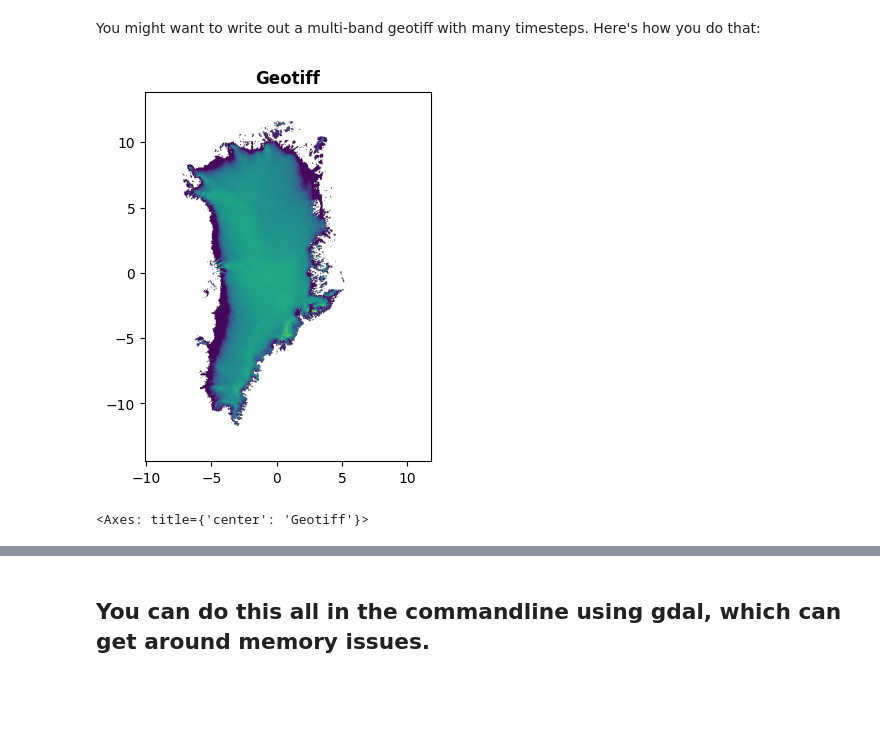
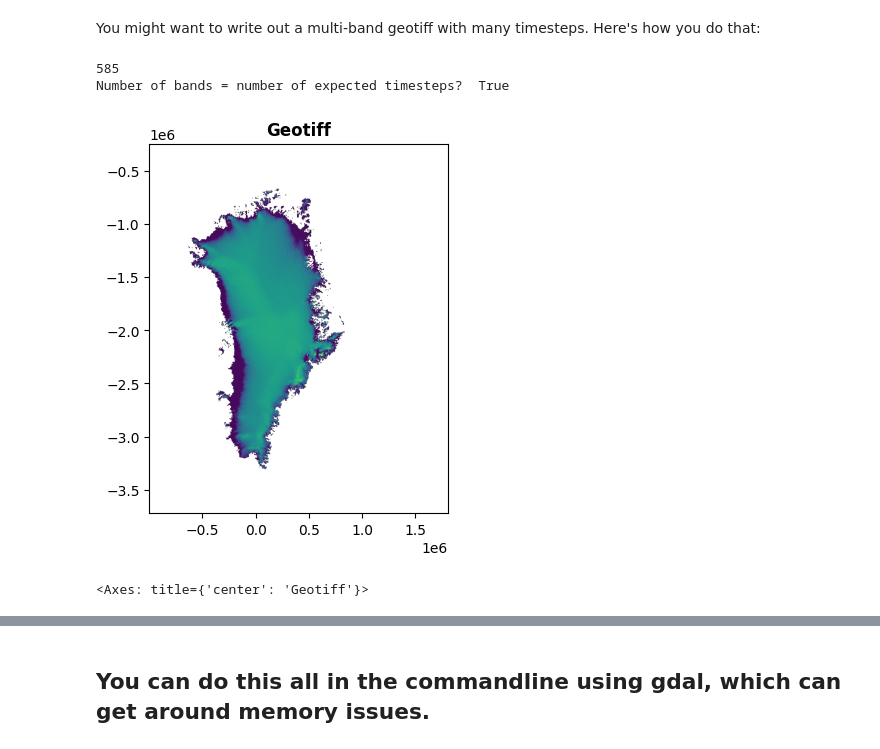
Before and after one commit to IMAU-ice-and-climate/IMAU-FDM, a Jupyter notebook: post-process/Reprojecting_FDM_RACMO.ipynb, the cells around one changed output, grey strips where cells are left out. Saved outputs shown, nothing was run; the diff lists cells and outputs as text; code cells hidden in the pictures; blank space fills up the shorter version.

Commit message:
updated reprojection tools & code

```diff
--- a/post-process/Reprojecting_FDM_RACMO.ipynb
+++ b/post-process/Reprojecting_FDM_RACMO.ipynb
@@ -133,11 +136,14 @@ You might want to write out a multi-band geotiff with many timesteps. Here's how
 # %%
 # To do all timesteps
 
-output_filename = f"./{var}_all_{target_crs}"
+output_filename = f"./FDM_FGRN055_{var}_{start_year}-{end_year}_{target_crs_name}"
 
-da_all = ds[var].assign_coords({"x": ds["lon"], "y": ds["lat"]})
-da_all = da_all.rio.set_spatial_dims(x_dim="rlon", y_dim="rlat")
-da_all = da_all.rio.write_crs(target_crs)
+da_all = ds[var].rio.set_spatial_dims(x_dim="rlon", y_dim="rlat")
+rotpole_proj4 = re.sub(r'-m\s+\S+\s*', '', ds['rotated_pole'].attrs['proj4_params']).strip()
+da_all = da_all.rio.write_crs(rotpole_proj4)
+da_all = da_all.rio.reproject(target_crs)
+
+#da_all.isel(time=0).plot()
 
 #Write to netcdf
 da_all.to_netcdf(path=f"{output_filename}.nc")
@@ -145,14 +151,22 @@ da_all.to_netcdf(path=f"{output_filename}.nc")
 #Write to Geotiff
 # Warning: this might crash your kernel if you do it for the whole timeseries
 # if so try the rasterio option below or the GDAL option
-da_all.rio.reproject(target_crs).rio.to_raster(f"{output_filename}.tif")
-
-#Check that the tif saved
-tiff = rasterio.open(f"{output_filename}.tif")
-rasterio.plot.show(tiff, title = "Geotiff")
+da_all.rio.to_raster(f"{output_filename}.tif")
-# %% [output]
-[figure, removed]
-<Axes: title={'center': 'Geotiff'}>
+# %%
+#Check that the tif saved
+tiff = rasterio.open(f"{output_filename}.tif")
+
+print(tiff.count)
+eq_ts = (len(ds.time)==tiff.count)
+print(f"Number of bands = number of expected timesteps?  {eq_ts}")
+
+fig, ax = plt.subplots(1,2, figsize=(5,10))
+rasterio.plot.show(tiff, title = "Geotiff")
+# %% [output]
+585
+Number of bands = number of expected timesteps?  True
+[figure, added]
+<Axes: title={'center': 'Geotiff'}>
 # %%
 # You can also do this with rasterio, which takes less memory
 # Reproject a single slice to get output shape/transform/crs
```
Also changed, not shown: parts of 11 cells of this notebook.
